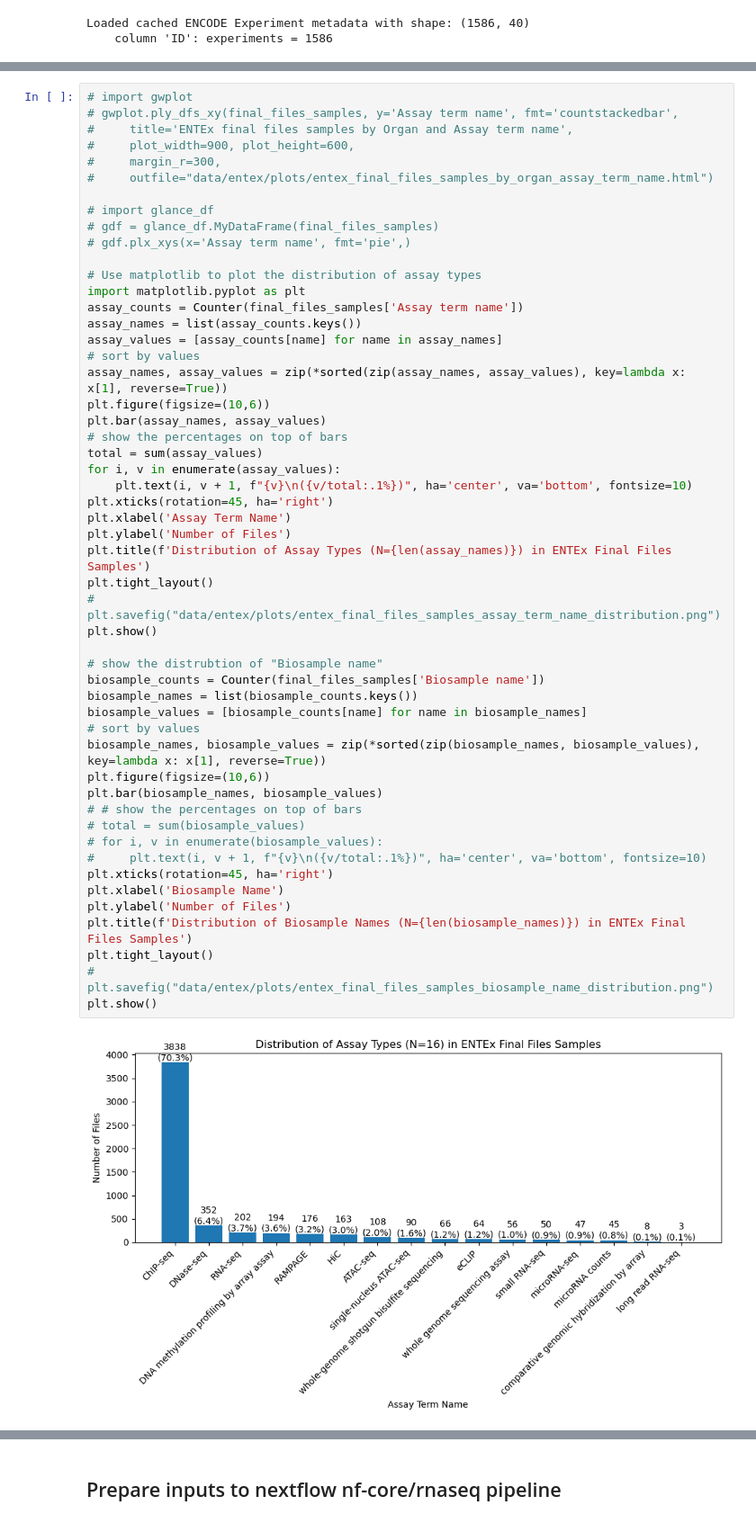
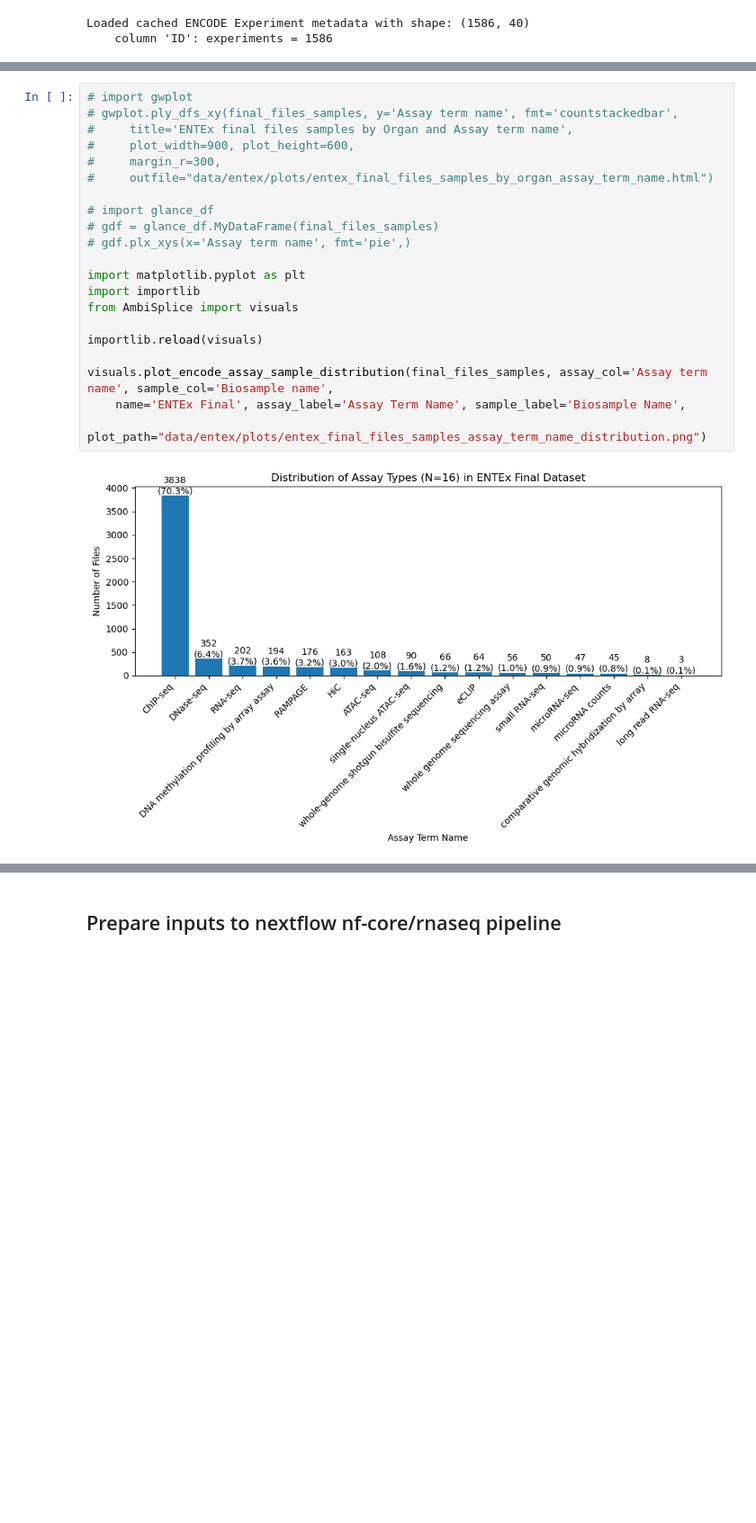
Before and after one commit to qiuresearch/AmbiSplice, a Jupyter notebook: data_prep_entex.ipynb, the cells around one changed output, grey strips where cells are left out. Shown at 90% size. Saved outputs shown, nothing was run; the diff lists cells and outputs as text; blank space fills up the shorter version.

Commit message:
work on data_preps

```diff
--- a/data_prep_entex.ipynb
+++ b/data_prep_entex.ipynb
@@ -81,54 +102,23 @@ Saved final_files_samples to data/entex/final_files_samples.pkl/csv
 # %%
 # import gwplot
 # gwplot.ply_dfs_xy(final_files_samples, y='Assay term name', fmt='countstackedbar',
 #     title='ENTEx final files samples by Organ and Assay term name',
 #     plot_width=900, plot_height=600,
 #     margin_r=300,
 #     outfile="data/entex/plots/entex_final_files_samples_by_organ_assay_term_name.html")
 
 # import glance_df
 # gdf = glance_df.MyDataFrame(final_files_samples)
 # gdf.plx_xys(x='Assay term name', fmt='pie',)
 
-# Use matplotlib to plot the distribution of assay types
 import matplotlib.pyplot as plt
-assay_counts = Counter(final_files_samples['Assay term name'])
-assay_names = list(assay_counts.keys())
-assay_values = [assay_counts[name] for name in assay_names]
-# sort by values
-assay_names, assay_values = zip(*sorted(zip(assay_names, assay_values), key=lambda x: x[1], reverse=True))
-plt.figure(figsize=(10,6))
-plt.bar(assay_names, assay_values)
-# show the percentages on top of bars
-total = sum(assay_values)
-for i, v in enumerate(assay_values):
-    plt.text(i, v + 1, f"{v}\n({v/total:.1%})", ha='center', va='bottom', fontsize=10)
-plt.xticks(rotation=45, ha='right')
-plt.xlabel('Assay Term Name')
-plt.ylabel('Number of Files')
-plt.title(f'Distribution of Assay Types (N={len(assay_names)}) in ENTEx Final Files Samples')
-plt.tight_layout()
-# plt.savefig("data/entex/plots/entex_final_files_samples_assay_term_name_distribution.png")
-plt.show()
+import importlib
+from AmbiSplice import visuals
 
-# show the distrubtion of "Biosample name"
-biosample_counts = Counter(final_files_samples['Biosample name'])
-biosample_names = list(biosample_counts.keys())
-biosample_values = [biosample_counts[name] for name in biosample_names]
-# sort by values
-biosample_names, biosample_values = zip(*sorted(zip(biosample_names, biosample_values), key=lambda x: x[1], reverse=True))
-plt.figure(figsize=(10,6))
-plt.bar(biosample_names, biosample_values)
-# # show the percentages on top of bars
-# total = sum(biosample_values)
-# for i, v in enumerate(biosample_values):
-#     plt.text(i, v + 1, f"{v}\n({v/total:.1%})", ha='center', va='bottom', fontsize=10)
-plt.xticks(rotation=45, ha='right')
-plt.xlabel('Biosample Name')
-plt.ylabel('Number of Files')
-plt.title(f'Distribution of Biosample Names (N={len(biosample_names)}) in ENTEx Final Files Samples')
-plt.tight_layout()
-# plt.savefig("data/entex/plots/entex_final_files_samples_biosample_name_distribution.png")
-plt.show()
+importlib.reload(visuals)
+
+visuals.plot_encode_assay_sample_distribution(final_files_samples, assay_col='Assay term name', sample_col='Biosample name',
+    name='ENTEx Final', assay_label='Assay Term Name', sample_label='Biosample Name',
+    plot_path="data/entex/plots/entex_final_files_samples_assay_term_name_distribution.png")
 # %% [output]
-[figure, old version]
+[figure, new version]
```
Also changed, not shown: parts of 12 cells of this notebook, 4 other files.
